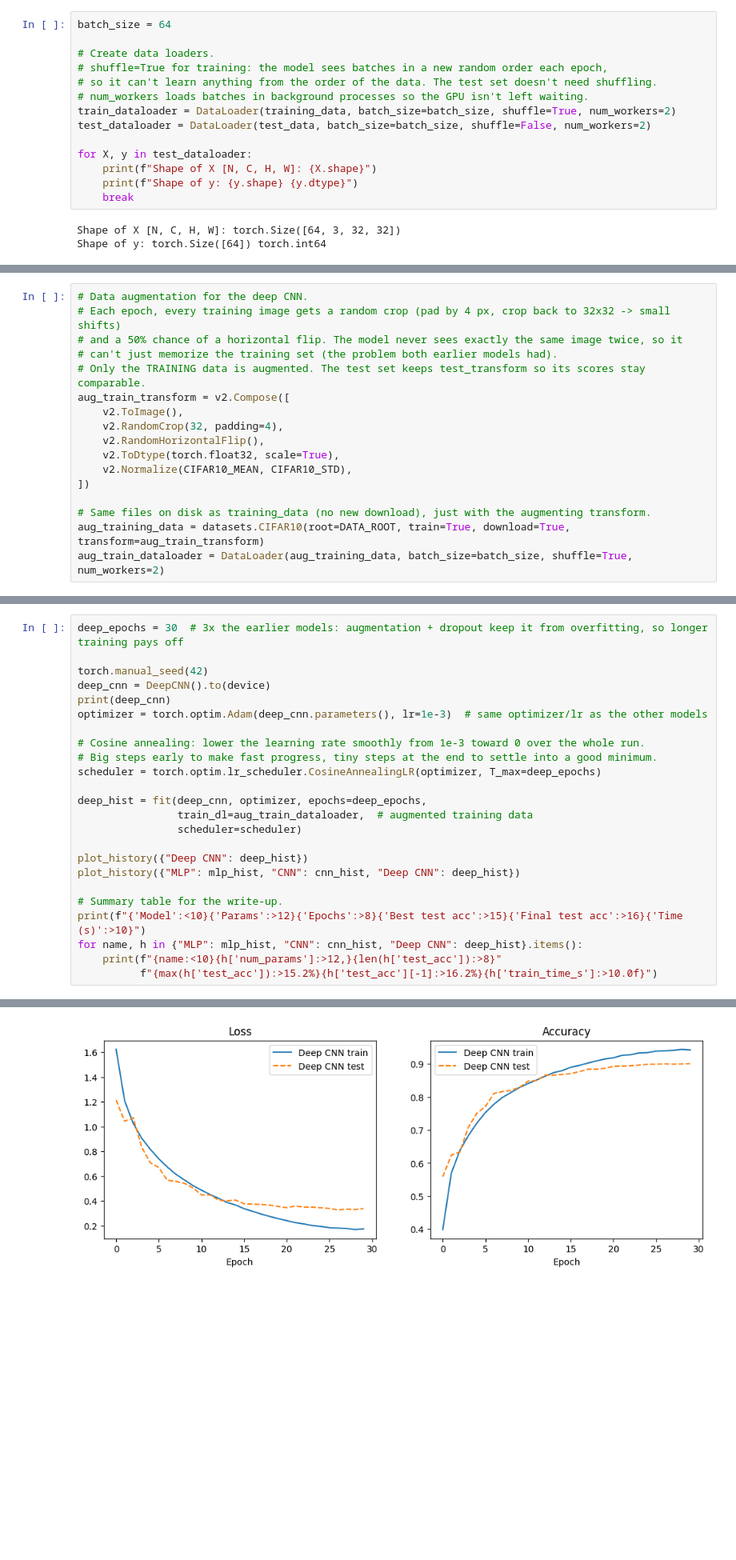
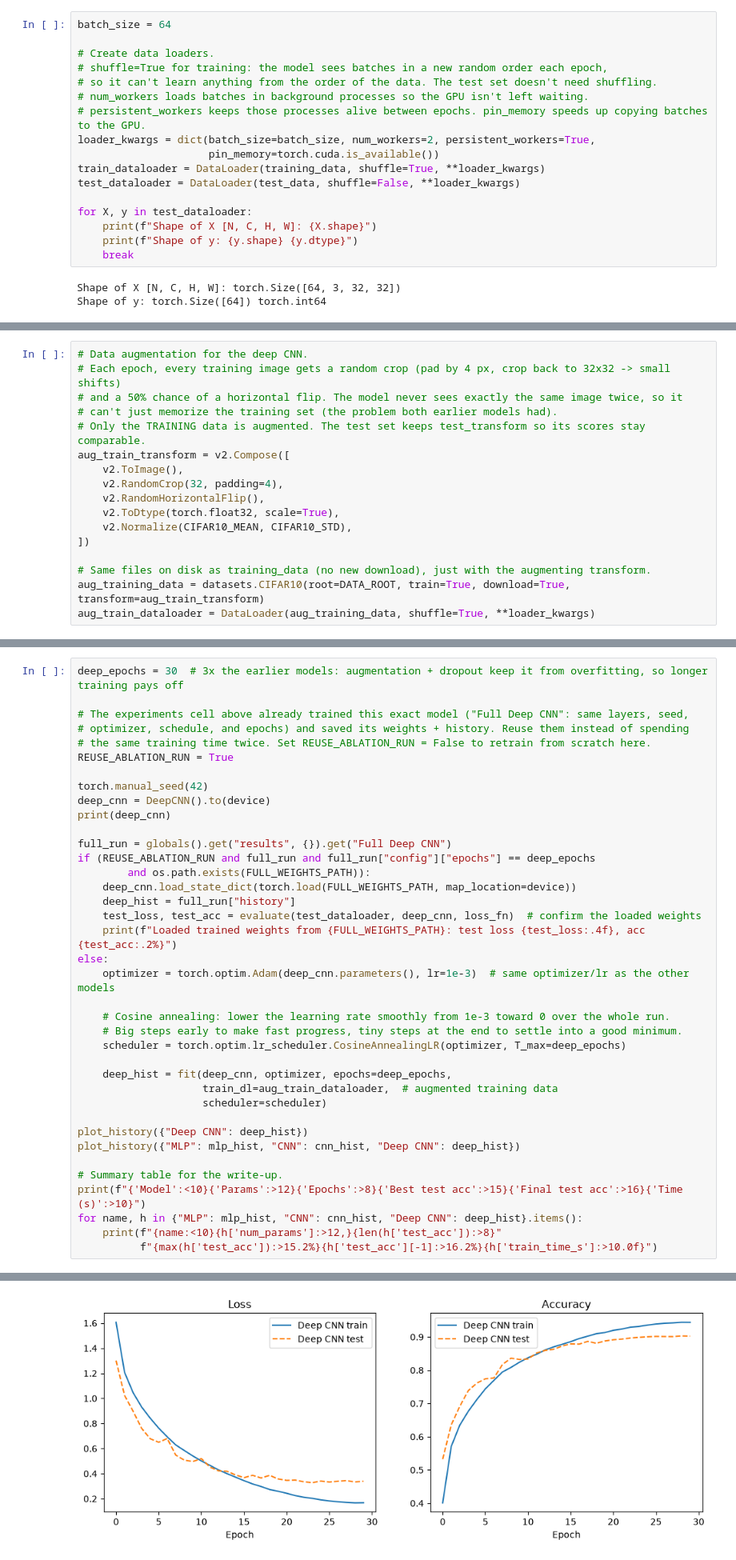
Before and after one commit to LiamSittig1/ECE-8478-Advanced-Machine-Learning, a Jupyter notebook: Pytorch Onboarding/Pytorch_Onboarding.ipynb, the cells around one changed output, grey strips where cells are left out. Shown at 80% size. Cells and saved outputs as stored; diff of their text form; blank space fills up the shorter version.

```diff
--- a/Pytorch Onboarding/Pytorch_Onboarding.ipynb
+++ b/Pytorch Onboarding/Pytorch_Onboarding.ipynb
@@ -82,8 +82,11 @@ batch_size = 64
 # shuffle=True for training: the model sees batches in a new random order each epoch,
 # so it can't learn anything from the order of the data. The test set doesn't need shuffling.
 # num_workers loads batches in background processes so the GPU isn't left waiting.
-train_dataloader = DataLoader(training_data, batch_size=batch_size, shuffle=True, num_workers=2)
-test_dataloader = DataLoader(test_data, batch_size=batch_size, shuffle=False, num_workers=2)
+# persistent_workers keeps those processes alive between epochs. pin_memory speeds up copying batches to the GPU.
+loader_kwargs = dict(batch_size=batch_size, num_workers=2, persistent_workers=True,
+                     pin_memory=torch.cuda.is_available())
+train_dataloader = DataLoader(training_data, shuffle=True, **loader_kwargs)
+test_dataloader = DataLoader(test_data, shuffle=False, **loader_kwargs)
 
 for X, y in test_dataloader:
     print(f"Shape of X [N, C, H, W]: {X.shape}")
@@ -334,7 +336,7 @@ aug_train_transform = v2.Compose([
 
 # Same files on disk as training_data (no new download), just with the augmenting transform.
 aug_training_data = datasets.CIFAR10(root=DATA_ROOT, train=True, download=True, transform=aug_train_transform)
-aug_train_dataloader = DataLoader(aug_training_data, batch_size=batch_size, shuffle=True, num_workers=2)
+aug_train_dataloader = DataLoader(aug_training_data, shuffle=True, **loader_kwargs)
 # %%
 def conv_block(in_channels, out_channels):
     """VGG-style block: two (Conv -> BatchNorm -> ReLU) layers, then MaxPool.
@@ -390,18 +570,32 @@ Flattened size per image: 4096  (must match the first nn.Linear's input)
 # %%
 deep_epochs = 30  # 3x the earlier models: augmentation + dropout keep it from overfitting, so longer training pays off
+
+# The experiments cell above already trained this exact model ("Full Deep CNN": same layers, seed,
+# optimizer, schedule, and epochs) and saved its weights + history. Reuse them instead of spending
+# the same training time twice. Set REUSE_ABLATION_RUN = False to retrain from scratch here.
+REUSE_ABLATION_RUN = True
 
 torch.manual_seed(42)
 deep_cnn = DeepCNN().to(device)
 print(deep_cnn)
-optimizer = torch.optim.Adam(deep_cnn.parameters(), lr=1e-3)  # same optimizer/lr as the other models
 
-# Cosine annealing: lower the learning rate smoothly from 1e-3 toward 0 over the whole run.
-# Big steps early to make fast progress, tiny steps at the end to settle into a good minimum.
-scheduler = torch.optim.lr_scheduler.CosineAnnealingLR(optimizer, T_max=deep_epochs)
+full_run = globals().get("results", {}).get("Full Deep CNN")
+if (REUSE_ABLATION_RUN and full_run and full_run["config"]["epochs"] == deep_epochs
+        and os.path.exists(FULL_WEIGHTS_PATH)):
+    deep_cnn.load_state_dict(torch.load(FULL_WEIGHTS_PATH, map_location=device))
+    deep_hist = full_run["history"]
+    test_loss, test_acc = evaluate(test_dataloader, deep_cnn, loss_fn)  # confirm the loaded weights
+    print(f"Loaded trained weights from {FULL_WEIGHTS_PATH}: test loss {test_loss:.4f}, acc {test_acc:.2%}")
+else:
+    optimizer = torch.optim.Adam(deep_cnn.parameters(), lr=1e-3)  # same optimizer/lr as the other models
 
-deep_hist = fit(deep_cnn, optimizer, epochs=deep_epochs,
-                train_dl=aug_train_dataloader,  # augmented training data
-                scheduler=scheduler)
+    # Cosine annealing: lower the learning rate smoothly from 1e-3 toward 0 over the whole run.
+    # Big steps early to make fast progress, tiny steps at the end to settle into a good minimum.
+    scheduler = torch.optim.lr_scheduler.CosineAnnealingLR(optimizer, T_max=deep_epochs)
+
+    deep_hist = fit(deep_cnn, optimizer, epochs=deep_epochs,
+                    train_dl=aug_train_dataloader,  # augmented training data
+                    scheduler=scheduler)
 
 plot_history({"Deep CNN": deep_hist})
 plot_history({"MLP": mlp_hist, "CNN": cnn_hist, "Deep CNN": deep_hist})
@@ -432 +626 @@ Done in 1006.0s, 3,249,098 parameters
-[figure, old version]
+[figure, new version]
```
Also changed, not shown: parts of 6 cells of this notebook, 15 other files.
